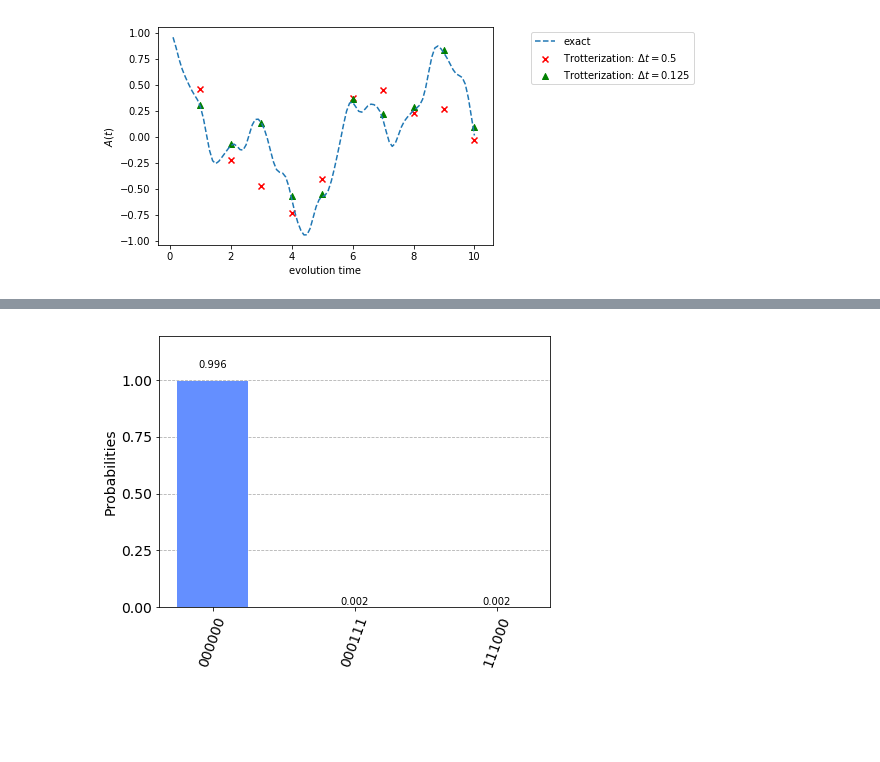
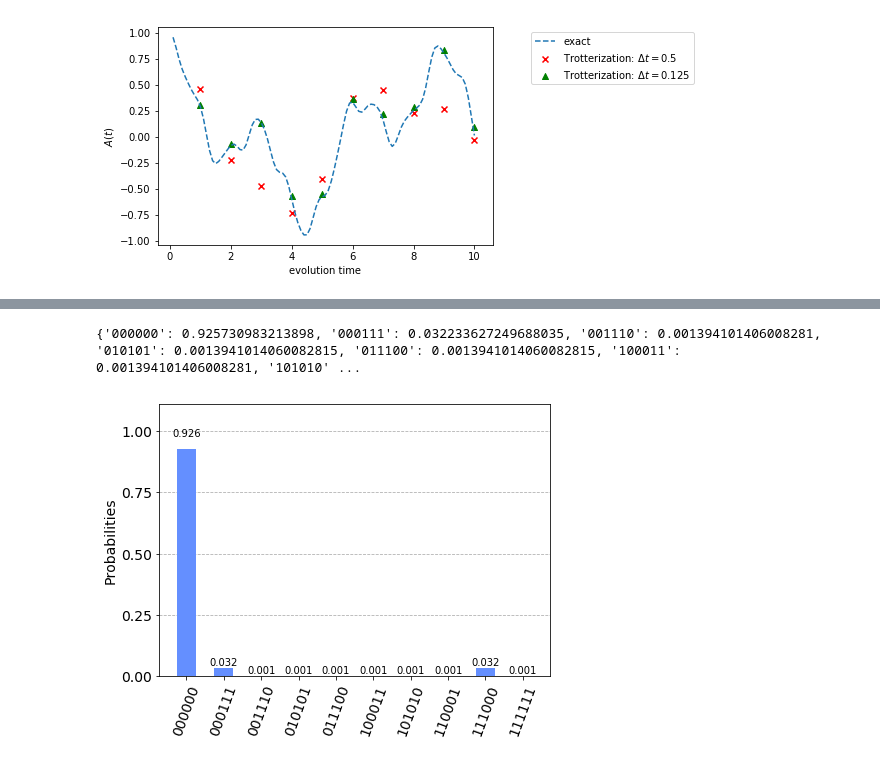
Before and after one commit to brower/QuLAT, a Jupyter notebook: Hiroki/jupyter_notebooks/2_plaquettes_simulation.ipynb, the cells around one changed output, grey strips where cells are left out. Saved outputs shown, nothing was run; the diff lists cells and outputs as text; code cells hidden in the pictures; blank space fills up the shorter version.

```diff
--- a/Hiroki/jupyter_notebooks/2_plaquettes_simulation.ipynb
+++ b/Hiroki/jupyter_notebooks/2_plaquettes_simulation.ipynb
@@ -325,4 +313,16 @@ plot_histogram(tr_dist8)
 # %%
+H = TrianglePlaquetteHamiltonian(0.5, 1, 2)
+
+exact_exps = []
+zerostate = np.zeros([2**6, 1])
+zerostate[0, 0] = 1
+exact_prob = np.abs(matmul([expm(-1j*H.matrix_form()*0.1) , zerostate]))**2
+def dec_to_binary_str(dec, n_dig):
+    s = bin(dec).replace("0b", "")
+    return '0'*(n_dig - len(s)) +s
+exact_dist = {dec_to_binary_str(idx, 6): exact_prob[idx][0] for idx in np.nonzero(exact_prob)[0]}
+print(exact_dist)
+
 backend = BasicAer.get_backend('qasm_simulator')
 # Construct Circuit with n_steps = 80
 qr = QuantumRegister(6, 'qr')
@@ -333,6 +333,9 @@ circ2.measure(qr, cr)
 job = execute(circ2, backend, shots=1024)
 result_sim = job.result()
 tr_dist = result_sim.get_counts(circ2)
-plot_histogram(tr_dist)
 # %% [output]
-[figure, removed]
+{'000000': 0.925730983213898, '000111': 0.032233627249688035, '001110': 0.001394101406008281, '010101': 0.0013941014060082815, '011100': 0.0013941014060082815, '100011': 0.001394101406008281, '101010' ...
+# %%
+plot_histogram(exact_dist)
+# %% [output]
+[figure, added]
```
Also changed, not shown: parts of 11 cells of this notebook, 4 other files.
